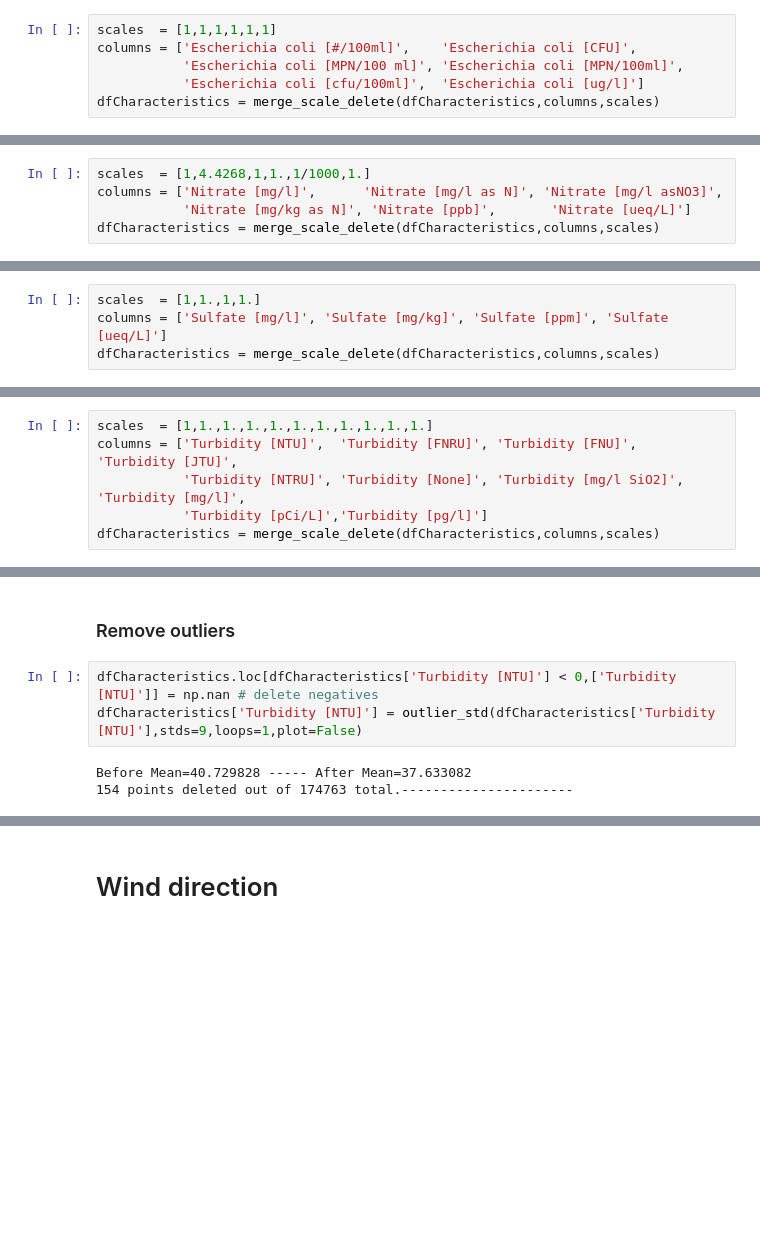
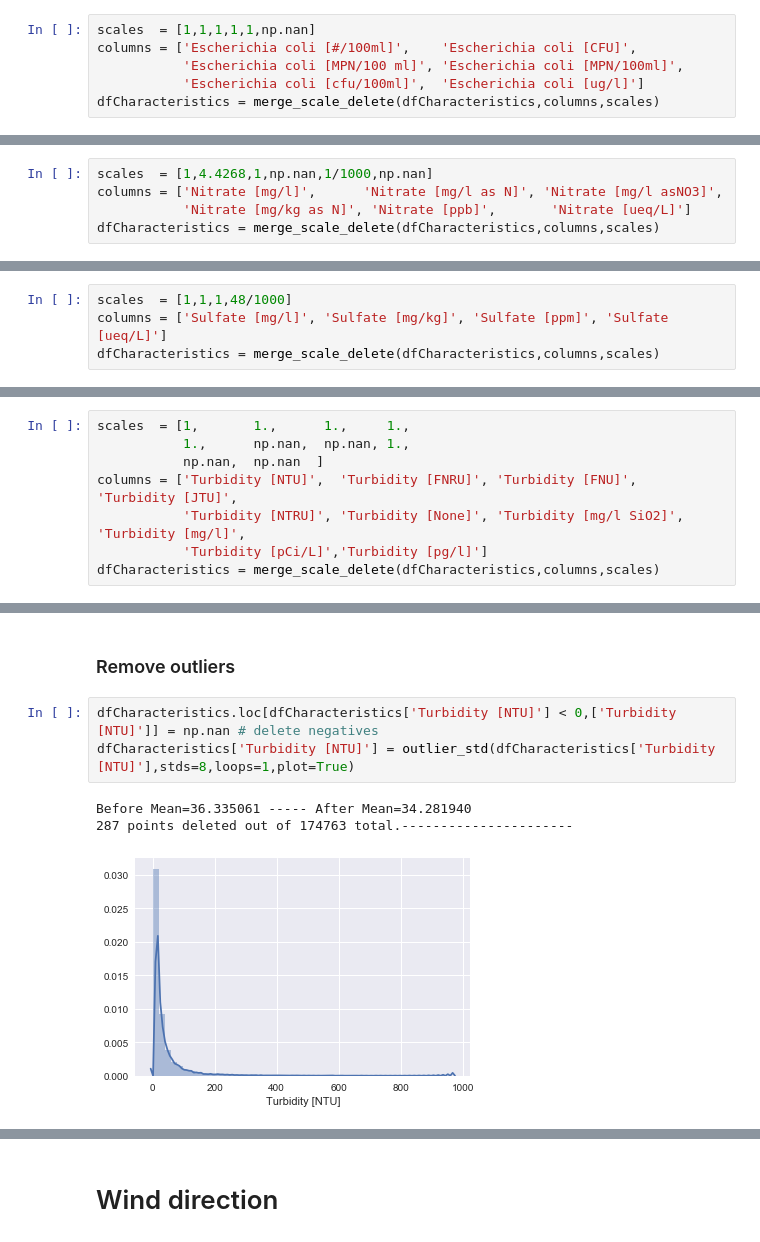
Before and after one commit to scdehmlow/Water_Quality_Analysis, a Jupyter notebook: USGS Import and Clean.ipynb, the cells around one changed output, grey strips where cells are left out. Drawn from its saved outputs; the diff is of its cells as text; blank space fills up the shorter version.

```diff
--- a/USGS Import and Clean.ipynb
+++ b/USGS Import and Clean.ipynb
@@ -191,7 +188,7 @@ display(dfCharacteristics.filter(regex = 'Escherichia*').dropna()) # no overlapp
 |  | CharacteristicName | Escherichia coli [#/100ml] | Escherichia coli [CFU] | Escherichia coli [MPN/100 ml] | ... |
 | MonitoringLocationIdentifier | dateTime |  |  |  | ... |
 # %%
-scales  = [1,1,1,1,1,1]
+scales  = [1,1,1,1,1,np.nan]
 columns = ['Escherichia coli [#/100ml]',    'Escherichia coli [CFU]',
            'Escherichia coli [MPN/100 ml]', 'Escherichia coli [MPN/100ml]',
            'Escherichia coli [cfu/100ml]',  'Escherichia coli [ug/l]']
@@ -288,7 +282,7 @@ display(dfCharacteristics.filter(regex = 'Nitrate *').dropna()) # no overlapping
 |  | CharacteristicName | Nitrate [mg/kg as N] | Nitrate [mg/l as N] | Nitrate [mg/l asNO3] | ... |
 | MonitoringLocationIdentifier | dateTime |  |  |  | ... |
 # %%
-scales  = [1,4.4268,1,1.,1/1000,1.]
+scales  = [1,4.4268,1,np.nan,1/1000,np.nan]
 columns = ['Nitrate [mg/l]',      'Nitrate [mg/l as N]', 'Nitrate [mg/l asNO3]',
            'Nitrate [mg/kg as N]', 'Nitrate [ppb]',       'Nitrate [ueq/L]']
 dfCharacteristics = merge_scale_delete(dfCharacteristics,columns,scales)
@@ -334,7 +328,7 @@ display(dfCharacteristics.filter(regex = 'Sulfate *').dropna()) # no overlapping
 |  | CharacteristicName | Sulfate [mg/kg] | Sulfate [mg/l] | Sulfate [ppm] | Sulfate [ueq/L] |
 | MonitoringLocationIdentifier | dateTime |  |  |  |  |
 # %%
-scales  = [1,1.,1,1.]
+scales  = [1,1,1,48/1000]
 columns = ['Sulfate [mg/l]', 'Sulfate [mg/kg]', 'Sulfate [ppm]', 'Sulfate [ueq/L]']
 dfCharacteristics = merge_scale_delete(dfCharacteristics,columns,scales)
 # %% [output]
@@ -444,7 +455,9 @@ dfCharacteristics.filter(regex = 'Turbidity *').describe() # column statists are
 | 75% | 32.000000 | 39.000000 | 46.500000 | 57.000000 | 34.100000 | ... |
 | max | 370.000000 | 1470.000000 | 1100.000000 | 900.000000 | 5999.000000 | ... |
 # %%
-scales  = [1,1.,1.,1.,1.,1.,1.,1.,1.,1.,1.]
+scales  = [1,       1.,      1.,     1.,
+           1.,      np.nan,  np.nan, 1.,
+           np.nan,  np.nan  ]
 columns = ['Turbidity [NTU]',  'Turbidity [FNRU]', 'Turbidity [FNU]',       'Turbidity [JTU]',
            'Turbidity [NTRU]', 'Turbidity [None]', 'Turbidity [mg/l SiO2]', 'Turbidity [mg/l]',
            'Turbidity [pCi/L]','Turbidity [pg/l]']
@@ -464,7 +476,8 @@ Turbidity [pg/l] deleted...
 ### Remove outliers
 # %%
 dfCharacteristics.loc[dfCharacteristics['Turbidity [NTU]'] < 0,['Turbidity [NTU]']] = np.nan # delete negatives
-dfCharacteristics['Turbidity [NTU]'] = outlier_std(dfCharacteristics['Turbidity [NTU]'],stds=9,loops=1,plot=False)
+dfCharacteristics['Turbidity [NTU]'] = outlier_std(dfCharacteristics['Turbidity [NTU]'],stds=8,loops=1,plot=True)
 # %% [output]
-Before Mean=40.729828 ----- After Mean=37.633082
-154 points deleted out of 174763 total.----------------------
+Before Mean=36.335061 ----- After Mean=34.281940
+287 points deleted out of 174763 total.----------------------
+[figure, added]
```
Also changed, not shown: parts of 18 cells of this notebook, 2 other files.
